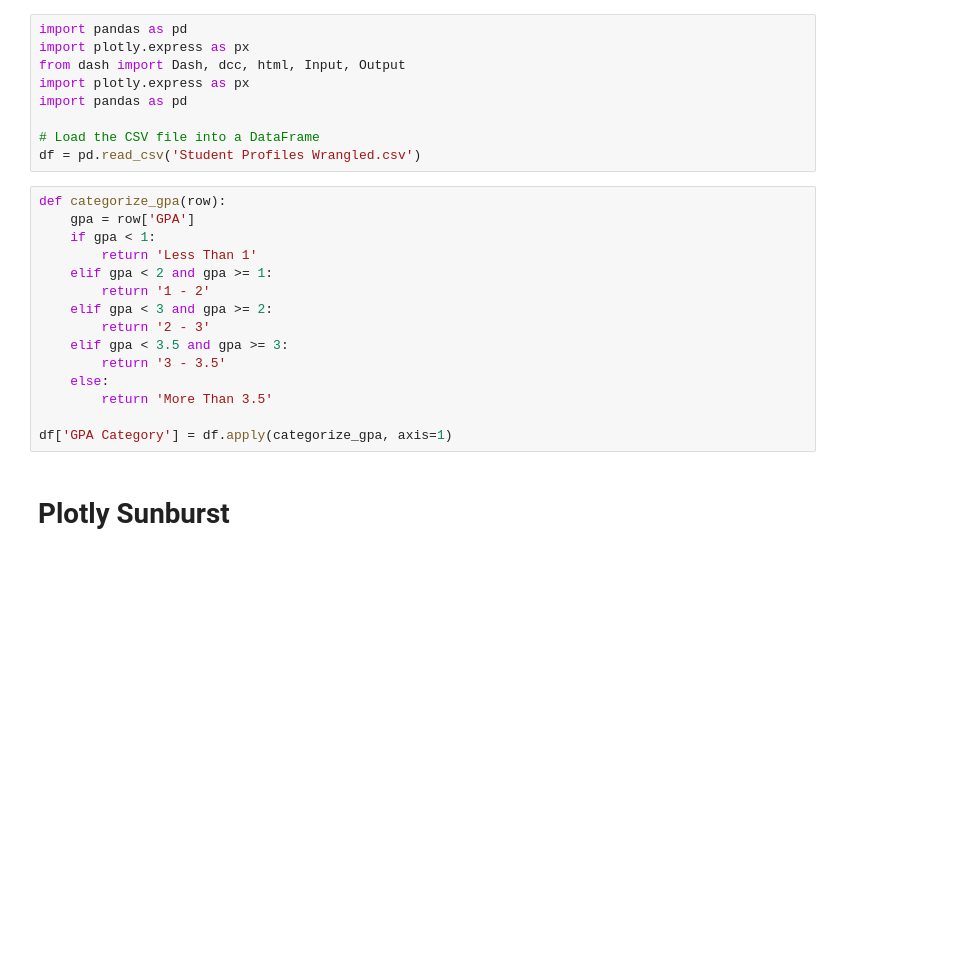
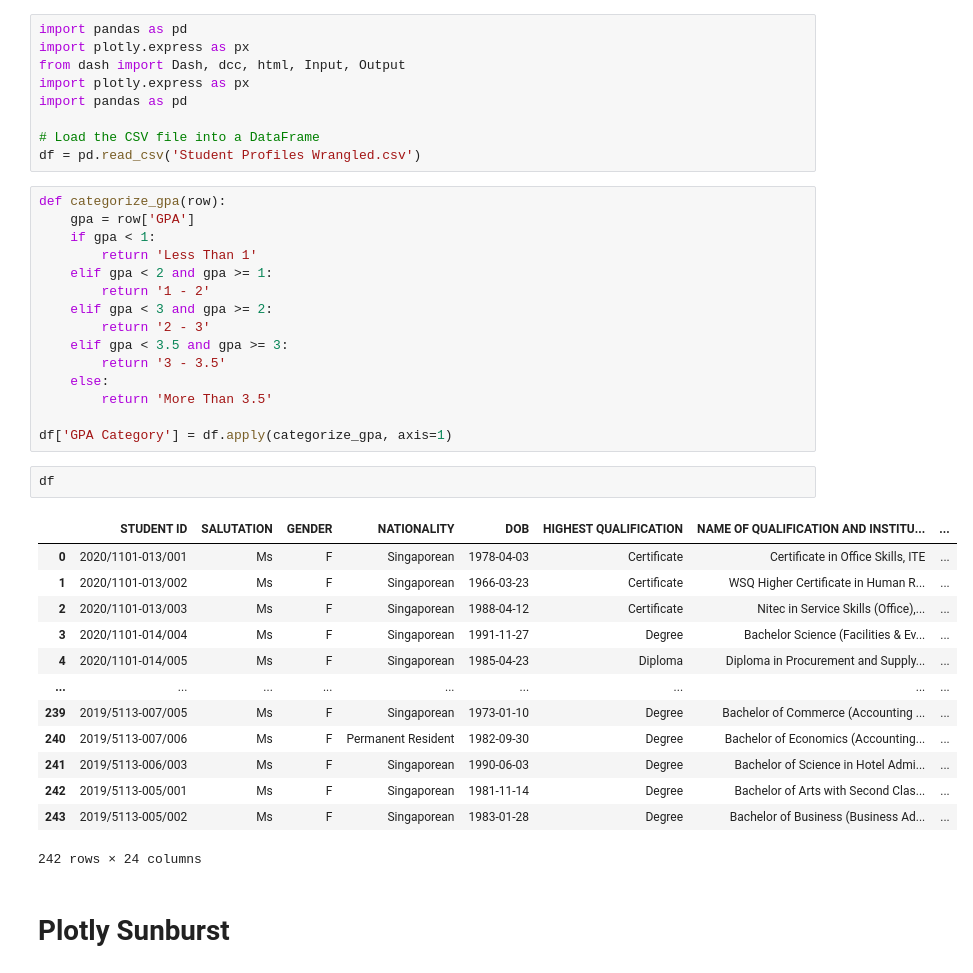
Before and after one commit to REHXZ/DAVI_CA2, a Jupyter notebook: CA2 Part 2.ipynb, the cells around one changed output. Saved outputs shown, nothing was run; the diff lists cells and outputs as text; blank space fills up the shorter version.

```diff
--- a/CA2 Part 2.ipynb
+++ b/CA2 Part 2.ipynb
@@ -22,6 +22,22 @@ def categorize_gpa(row):
         return 'More Than 3.5'
 
 df['GPA Category'] = df.apply(categorize_gpa, axis=1)
+# %%
+df
+# %% [output]
+|  | STUDENT ID | SALUTATION | GENDER | NATIONALITY | DOB | HIGHEST QUALIFICATION | NAME OF QUALIFICATION AND INSTITU... | ... |
+| 0 | 2020/1101-013/001 | Ms | F | Singaporean | 1978-04-03 | Certificate | Certificate in Office Skills, ITE | ... |
+| 1 | 2020/1101-013/002 | Ms | F | Singaporean | 1966-03-23 | Certificate | WSQ Higher Certificate in Human R... | ... |
+| 2 | 2020/1101-013/003 | Ms | F | Singaporean | 1988-04-12 | Certificate | Nitec in Service Skills (Office),... | ... |
+| 3 | 2020/1101-014/004 | Ms | F | Singaporean | 1991-11-27 | Degree | Bachelor Science (Facilities & Ev... | ... |
+| 4 | 2020/1101-014/005 | Ms | F | Singaporean | 1985-04-23 | Diploma | Diploma in Procurement and Supply... | ... |
+| ... | ... | ... | ... | ... | ... | ... | ... | ... |
+| 239 | 2019/5113-007/005 | Ms | F | Singaporean | 1973-01-10 | Degree | Bachelor of Commerce (Accounting ... | ... |
+| 240 | 2019/5113-007/006 | Ms | F | Permanent Resident | 1982-09-30 | Degree | Bachelor of Economics (Accounting... | ... |
+| 241 | 2019/5113-006/003 | Ms | F | Singaporean | 1990-06-03 | Degree | Bachelor of Science in Hotel Admi... | ... |
+| 242 | 2019/5113-005/001 | Ms | F | Singaporean | 1981-11-14 | Degree | Bachelor of Arts with Second Clas... | ... |
+| 243 | 2019/5113-005/002 | Ms | F | Singaporean | 1983-01-28 | Degree | Bachelor of Business (Business Ad... | ... |
+242 rows × 24 columns
 # %% [markdown]
 # Plotly Sunburst
 # %%
```
Also changed, not shown: parts of 2 cells of this notebook.
